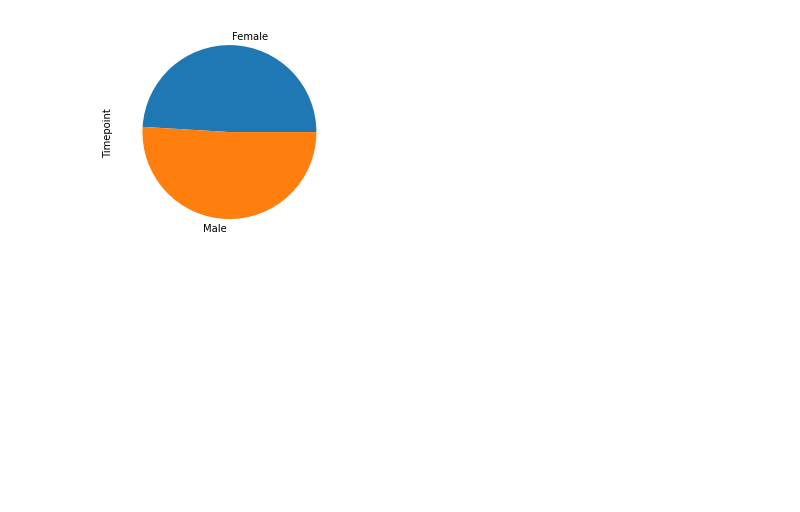
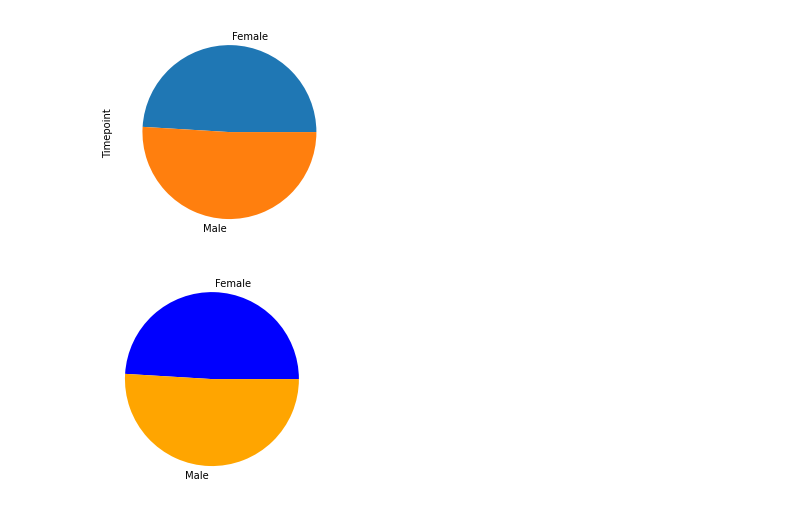
Before and after one commit to Wheezyotter/data_visualization-challenge, a Jupyter notebook: pymaceuticals.ipynb, the cells around one changed output. Cells and saved outputs as stored; diff of their text form; code cells hidden in the pictures; blank space fills up the shorter version.

```diff
--- a/pymaceuticals.ipynb
+++ b/pymaceuticals.ipynb
@@ -140,2 +139,14 @@ pandas_sex_plot = sex_mice_data_counts["Timepoint"].plot(kind = "pie", )
 # %% [output]
 [figure]
+# %%
+sex_labels = ["Female", "Male"]
+sex_sizes = sex_mice_data_counts["Timepoint"]
+sex_colors = ["blue", "orange"]
+
+plt.pie(sex_sizes, labels = sex_labels, colors = sex_colors)
+
+# Formats!
+
+plt.show()
+# %% [output]
+[figure, added]
```
Also changed, not shown: parts of 4 cells of this notebook.
